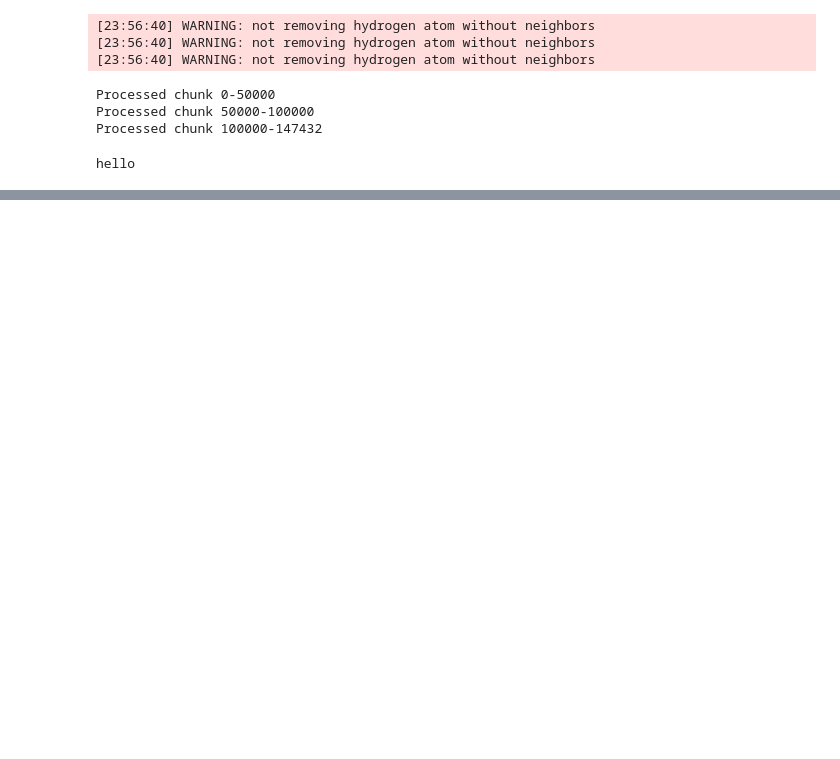
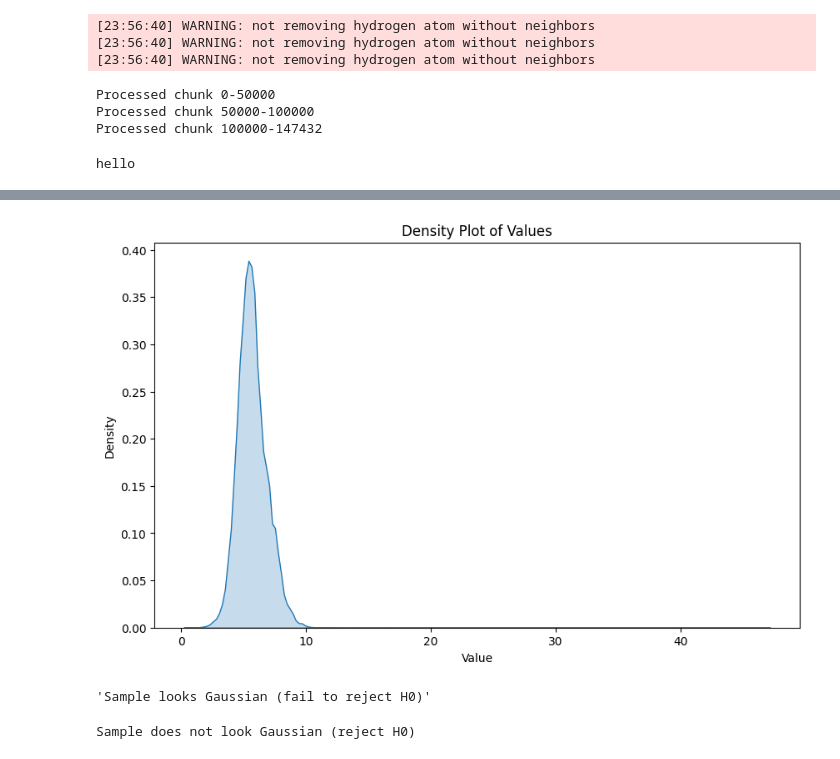
Before and after one commit to Jozefov/NeuralSpecLibrary, a Jupyter notebook: ogb_dataset/ogb_test.ipynb, the cells around one changed output, grey strips where cells are left out. Cells and saved outputs as stored; diff of their text form; code cells hidden in the pictures; blank space fills up the shorter version.

```diff
--- a/ogb_dataset/ogb_test.ipynb
+++ b/ogb_dataset/ogb_test.ipynb
@@ -64,0 +152,10 @@ hello
+# %%
+# Density Plot
+plt.figure(figsize=(10, 6))
+sns.kdeplot(df['Value'], fill=True)
+plt.title('Density Plot of Values')
+plt.xlabel('Value')
+plt.ylabel('Density')
+plt.show()
+# %% [output]
+[figure, added]
@@ -64,0 +167,13 @@ hello
+# %%
+normality_result
+# %% [output]
+'Sample looks Gaussian (fail to reject H0)'
+# %%
+stat, p = normaltest(df['Value'])
+alpha = 0.05
+if p > alpha:
+    print('Sample looks Gaussian (fail to reject H0)')
+else:
+    print('Sample does not look Gaussian (reject H0)')
+# %% [output]
+Sample does not look Gaussian (reject H0)
```
Also changed, not shown: parts of 10 cells of this notebook, 1 other file.
